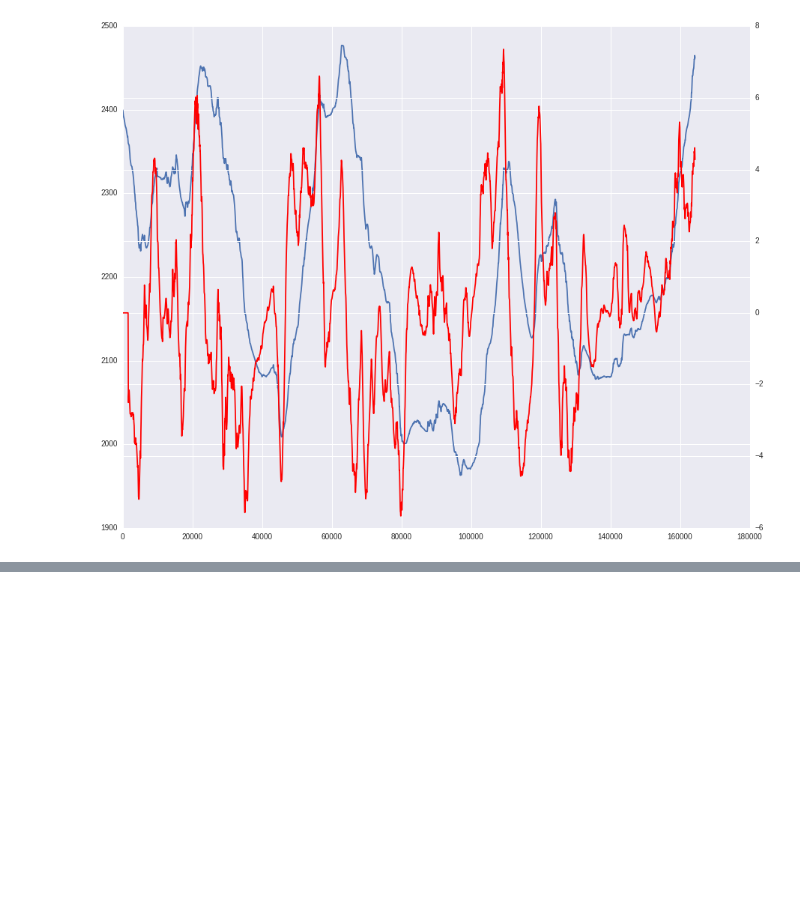
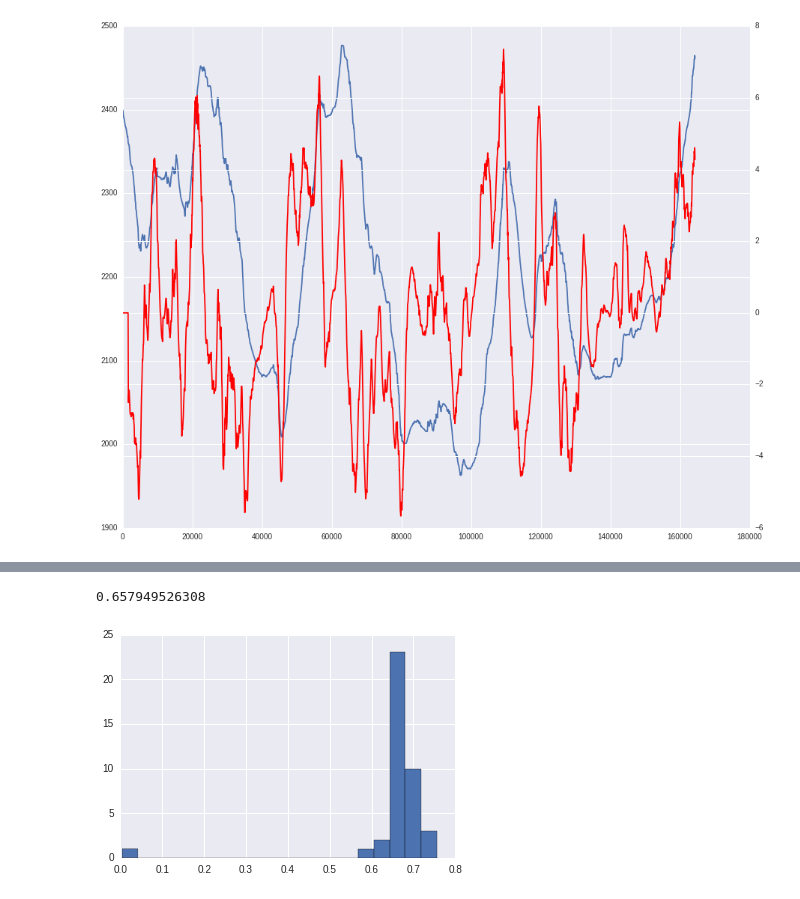
Before and after one commit to sethah/CycleAnalysis, a Jupyter notebook: webapp/model validation.ipynb, the cells around one changed output, grey strips where cells are left out. Saved outputs shown, nothing was run; the diff lists cells and outputs as text; code cells hidden in the pictures; blank space fills up the shorter version.

```diff
--- a/webapp/model validation.ipynb
+++ b/webapp/model validation.ipynb
@@ -110,14 +110,15 @@ ax.plot(a.df.distance, rm, c='r')
 [<matplotlib.lines.Line2D at 0x...>]
 [figure]
 # %%
-model = GradientBoostingRegressor(min_samples_leaf=1000)
-# model = RandomForestRegressor(max_depth=8)
+# model = GradientBoostingRegressor(min_samples_leaf=1000)
+model = RandomForestRegressor(n_estimators=10, max_depth=20, min_samples_split=50)
 # %%
-indices = np.arange(len(colleen.activities))
-train_indices = np.random.choice(indices, size=int(len(colleen.activities)*0.75), replace=False)
+user = matt
+indices = np.arange(len(user.activities))
+train_indices = np.random.choice(indices, size=int(len(user.activities)*0.75), replace=False)
 test_indices = np.setdiff1d(indices, train_indices)
 
-df = colleen.make_df(train_indices)
+df = user.make_df(train_indices)
 y = df['velocity'].values
 cols = df.columns
 X = df[cols[np.where(cols!='velocity')]].values
@@ -218,0 +199,6 @@ print features
+# %%
+plt.hist(errors2, bins=20)
+print np.mean(errors2)
+# %% [output]
+0.657949526308
+[figure, added]
```
Also changed, not shown: parts of 11 cells of this notebook, 8 other files.
